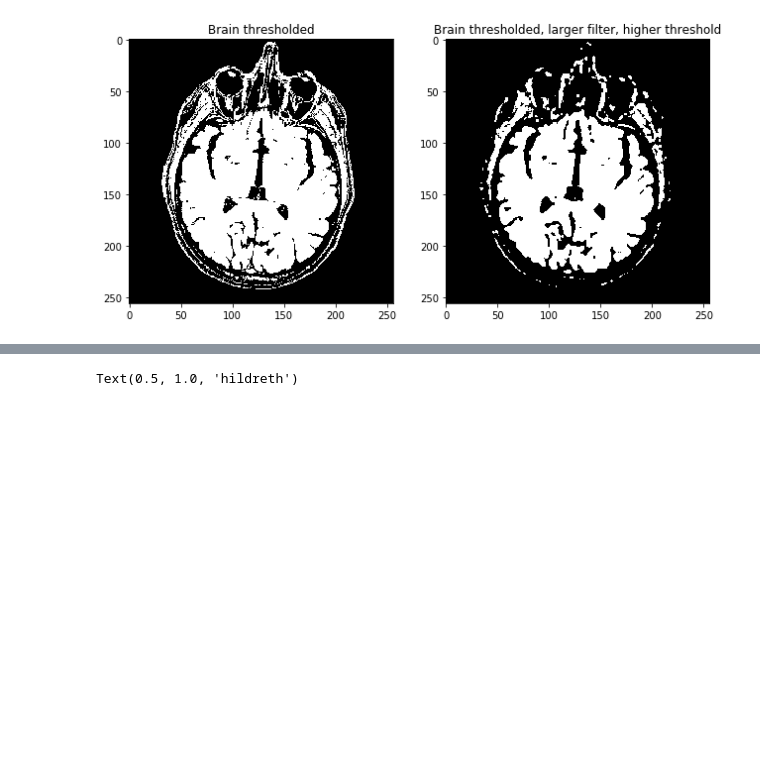
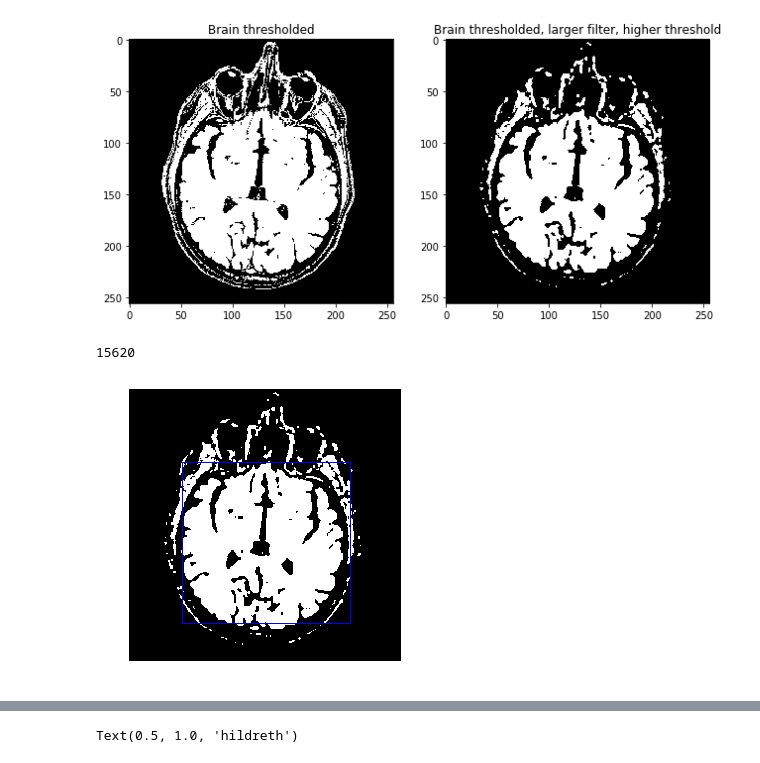
Before and after one commit to LeylaVakilian/PatternRecognition-, a Jupyter notebook: labs/lab_01_segmentation.ipynb, the cells around one changed output, grey strips where cells are left out. Cells and saved outputs as stored; diff of their text form; code cells hidden in the pictures; blank space fills up the shorter version.

```diff
--- a/labs/lab_01_segmentation.ipynb
+++ b/labs/lab_01_segmentation.ipynb
@@ -326,6 +364,35 @@ axes[1].set_title('Brain thresholded, larger filter, higher threshold')
 # %% [output]
 Text(0.5, 1.0, 'Brain thresholded, larger filter, higher threshold')
 [figure]
+# %%
+contours = find_contours(brain_thresholded_test, 0.8)
+
+labeled_im = skimage.measure.label(brain_thresholded_test, background=0)
+regions = regionprops(labeled_im)
+
+tmp_regions = []
+for r in regions:
+    if r.area > 2500:
+        tmp_regions.append(r)
+regions = tmp_regions
+
+
+fig, ax = image_show(brain_thresholded_test)
+for r in regions:
+    print(r.area)
+    bbox = [r['bbox'][0],
+            r['bbox'][1],
+            r['bbox'][2] - r['bbox'][0],
+            r['bbox'][3] - r['bbox'][1]]
+    rect = patches.Rectangle((bbox[1],
+                              bbox[0]),
+                              bbox[2],
+                              bbox[3],
+                              linewidth=1,edgecolor='b',facecolor='none')
+    ax.add_patch(rect)
+# %% [output]
+15620
+[figure, added]
 # %%
 ##### RESULT FROM THRESHOLDED RUN  #####
 
```
Also changed, not shown: parts of 13 cells of this notebook.
